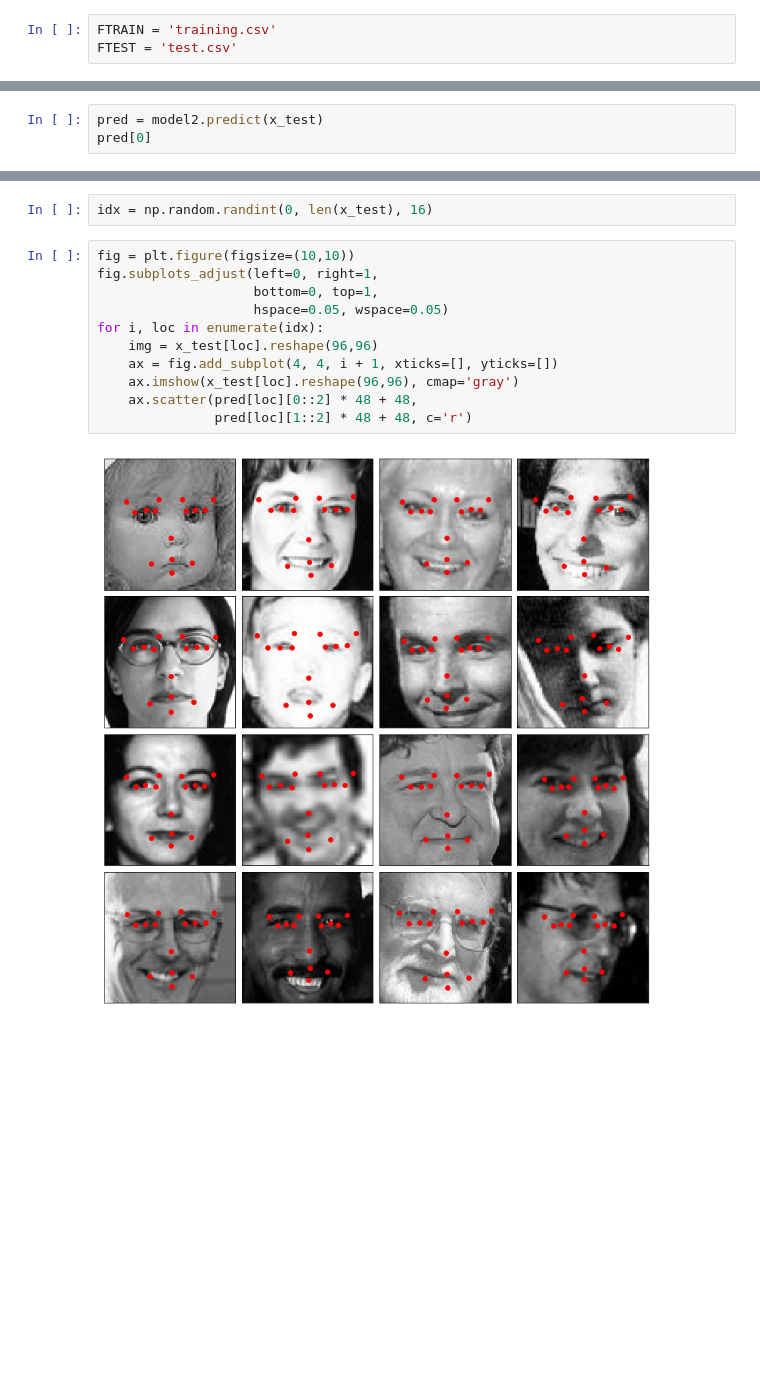
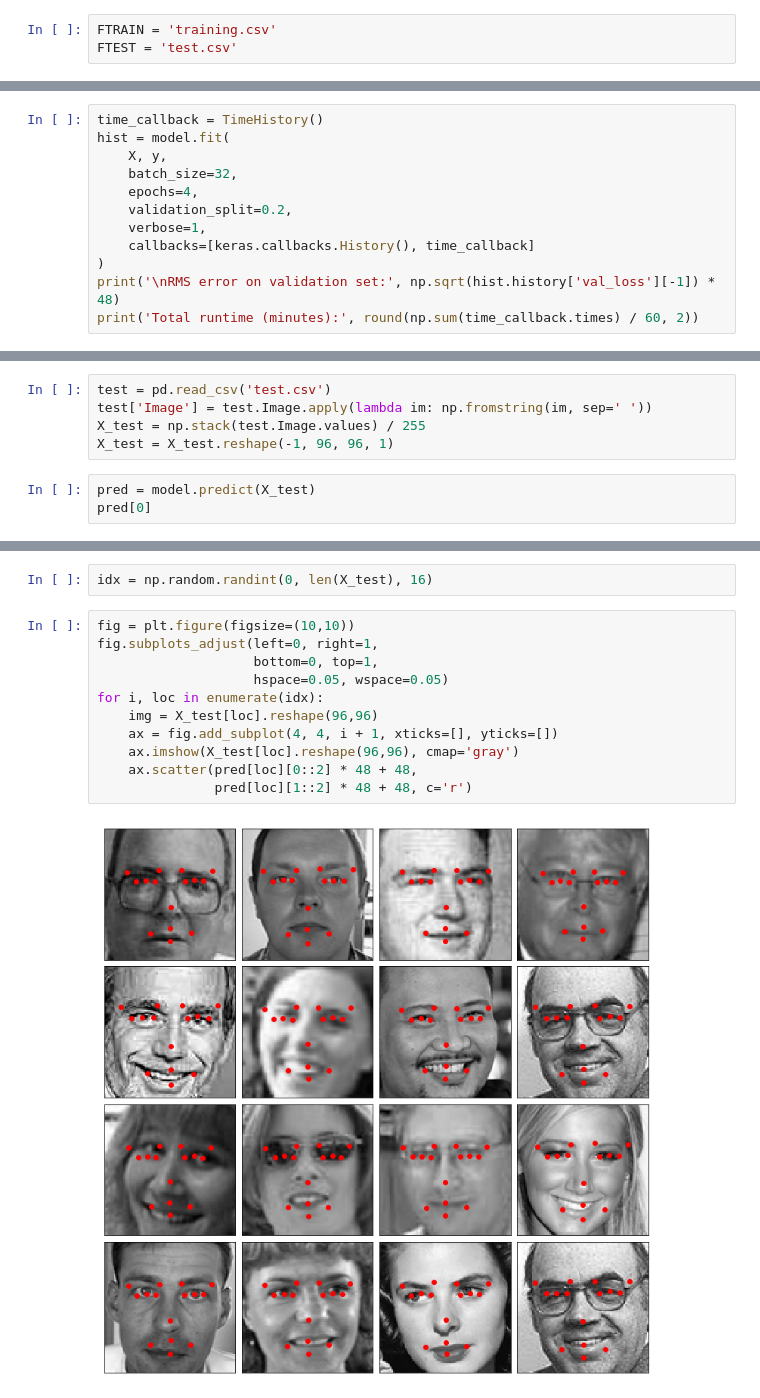
Before and after one commit to alexdauenhauer/MIDS_W207_facial_recognition, a Jupyter notebook: Alex_testlab.ipynb, the cells around one changed output, grey strips where cells are left out. Saved outputs shown, nothing was run; the diff lists cells and outputs as text; blank space fills up the shorter version.

```diff
--- a/Alex_testlab.ipynb
+++ b/Alex_testlab.ipynb
@@ -394,0 +531,12 @@ x_test, y_test = load2d(test=True)
+# %%
+time_callback = TimeHistory()
+hist = model.fit(
+    X, y,
+    batch_size=32,
+    epochs=4,
+    validation_split=0.2,
+    verbose=1,
+    callbacks=[keras.callbacks.History(), time_callback]
+)
+print('\nRMS error on validation set:', np.sqrt(hist.history['val_loss'][-1]) * 48)
+print('Total runtime (minutes):', round(np.sum(time_callback.times) / 60, 2))
@@ -395,4 +556,9 @@ x_test, y_test = load2d(test=True)
+# %%
+test = pd.read_csv('test.csv')
+test['Image'] = test.Image.apply(lambda im: np.fromstring(im, sep=' '))
+X_test = np.stack(test.Image.values) / 255
+X_test = X_test.reshape(-1, 96, 96, 1)
 # %%
-pred = model2.predict(x_test)
+pred = model.predict(X_test)
 pred[0]
 # %% [output]
@@ -405,16 +571,16 @@ array([ 0.37957075, -0.23191814, -0.38890368, -0.22942804,  0.22672912,
       dtype=float32)
 # %%
-idx = np.random.randint(0, len(x_test), 16)
+idx = np.random.randint(0, len(X_test), 16)
 # %%
 fig = plt.figure(figsize=(10,10))
 fig.subplots_adjust(left=0, right=1,
                     bottom=0, top=1,
                     hspace=0.05, wspace=0.05)
 for i, loc in enumerate(idx):
-    img = x_test[loc].reshape(96,96)
+    img = X_test[loc].reshape(96,96)
     ax = fig.add_subplot(4, 4, i + 1, xticks=[], yticks=[])
-    ax.imshow(x_test[loc].reshape(96,96), cmap='gray')
+    ax.imshow(X_test[loc].reshape(96,96), cmap='gray')
     ax.scatter(pred[loc][0::2] * 48 + 48,
                pred[loc][1::2] * 48 + 48, c='r')
 # %% [output]
-[figure, old version]
+[figure, new version]
```
Also changed, not shown: parts of 22 cells of this notebook.
